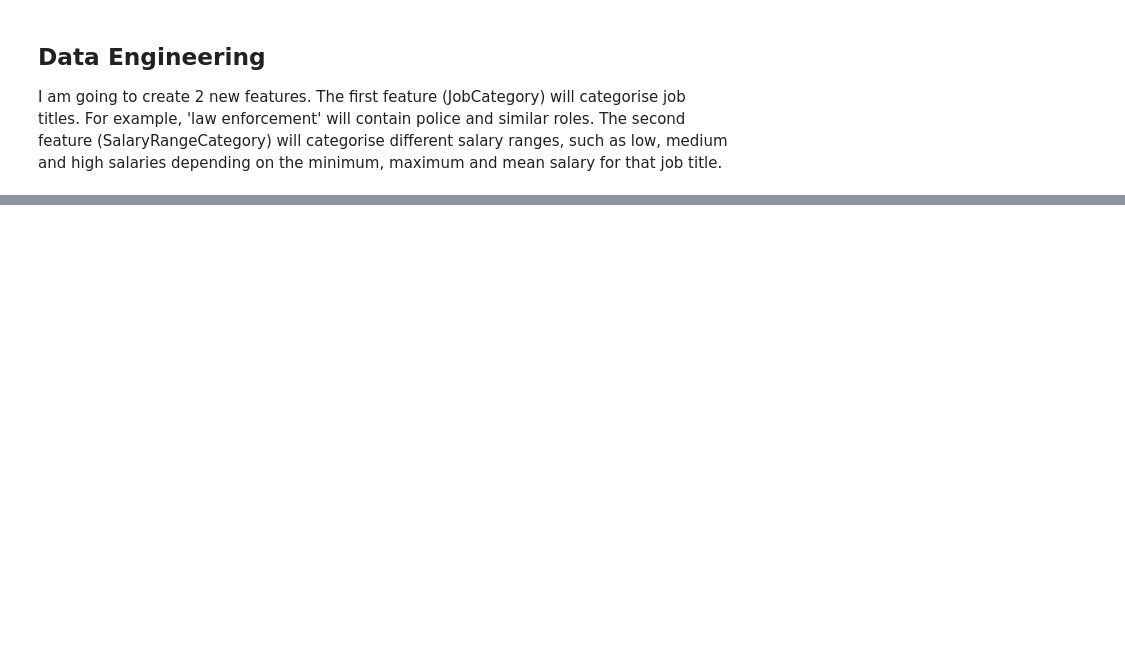
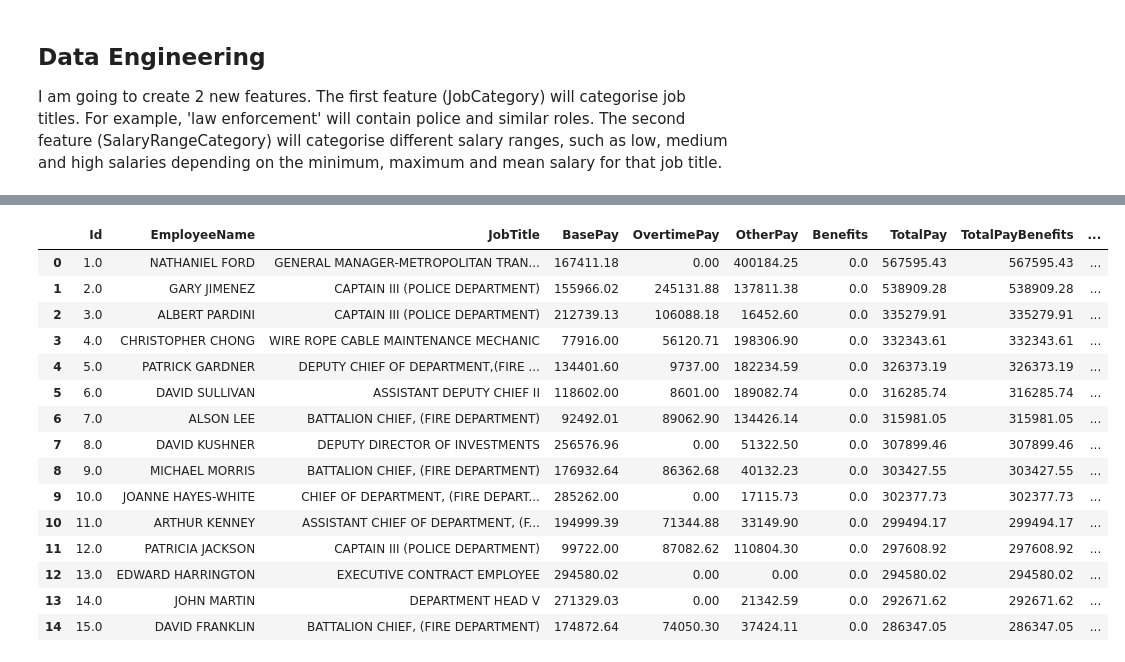
Before and after one commit to abuh1/SFsalaries-ETL-Pipeline, a Jupyter notebook: notebooks/transform.ipynb, the cells around one changed output, grey strips where cells are left out. Cells and saved outputs as stored; diff of their text form; code cells hidden in the pictures; blank space fills up the shorter version.

```diff
--- a/notebooks/transform.ipynb
+++ b/notebooks/transform.ipynb
@@ -209,5 +226,22 @@ for i, row in merged_df.iterrows():
 df['SalaryRangeCategory'] = df['SalaryRangeCategory'].fillna('unknown')
 # %%
 # transforming the dataset is finished. Display both agg_df and df:
-df.head()
+df.head(15)
+# %% [output]
+|  | Id | EmployeeName | JobTitle | BasePay | OvertimePay | OtherPay | Benefits | TotalPay | TotalPayBenefits | ... |
+| 0 | 1.0 | NATHANIEL FORD | GENERAL MANAGER-METROPOLITAN TRAN... | 167411.18 | 0.00 | 400184.25 | 0.0 | 567595.43 | 567595.43 | ... |
+| 1 | 2.0 | GARY JIMENEZ | CAPTAIN III (POLICE DEPARTMENT) | 155966.02 | 245131.88 | 137811.38 | 0.0 | 538909.28 | 538909.28 | ... |
+| 2 | 3.0 | ALBERT PARDINI | CAPTAIN III (POLICE DEPARTMENT) | 212739.13 | 106088.18 | 16452.60 | 0.0 | 335279.91 | 335279.91 | ... |
+| 3 | 4.0 | CHRISTOPHER CHONG | WIRE ROPE CABLE MAINTENANCE MECHANIC | 77916.00 | 56120.71 | 198306.90 | 0.0 | 332343.61 | 332343.61 | ... |
+| 4 | 5.0 | PATRICK GARDNER | DEPUTY CHIEF OF DEPARTMENT,(FIRE ... | 134401.60 | 9737.00 | 182234.59 | 0.0 | 326373.19 | 326373.19 | ... |
+| 5 | 6.0 | DAVID SULLIVAN | ASSISTANT DEPUTY CHIEF II | 118602.00 | 8601.00 | 189082.74 | 0.0 | 316285.74 | 316285.74 | ... |
+| 6 | 7.0 | ALSON LEE | BATTALION CHIEF, (FIRE DEPARTMENT) | 92492.01 | 89062.90 | 134426.14 | 0.0 | 315981.05 | 315981.05 | ... |
+| 7 | 8.0 | DAVID KUSHNER | DEPUTY DIRECTOR OF INVESTMENTS | 256576.96 | 0.00 | 51322.50 | 0.0 | 307899.46 | 307899.46 | ... |
+| 8 | 9.0 | MICHAEL MORRIS | BATTALION CHIEF, (FIRE DEPARTMENT) | 176932.64 | 86362.68 | 40132.23 | 0.0 | 303427.55 | 303427.55 | ... |
+| 9 | 10.0 | JOANNE HAYES-WHITE | CHIEF OF DEPARTMENT, (FIRE DEPART... | 285262.00 | 0.00 | 17115.73 | 0.0 | 302377.73 | 302377.73 | ... |
+| 10 | 11.0 | ARTHUR KENNEY | ASSISTANT CHIEF OF DEPARTMENT, (F... | 194999.39 | 71344.88 | 33149.90 | 0.0 | 299494.17 | 299494.17 | ... |
+| 11 | 12.0 | PATRICIA JACKSON | CAPTAIN III (POLICE DEPARTMENT) | 99722.00 | 87082.62 | 110804.30 | 0.0 | 297608.92 | 297608.92 | ... |
+| 12 | 13.0 | EDWARD HARRINGTON | EXECUTIVE CONTRACT EMPLOYEE | 294580.02 | 0.00 | 0.00 | 0.0 | 294580.02 | 294580.02 | ... |
+| 13 | 14.0 | JOHN MARTIN | DEPARTMENT HEAD V | 271329.03 | 0.00 | 21342.59 | 0.0 | 292671.62 | 292671.62 | ... |
+| 14 | 15.0 | DAVID FRANKLIN | BATTALION CHIEF, (FIRE DEPARTMENT) | 174872.64 | 74050.30 | 37424.11 | 0.0 | 286347.05 | 286347.05 | ... |
 # %%
```
Also changed, not shown: parts of 3 cells of this notebook.
